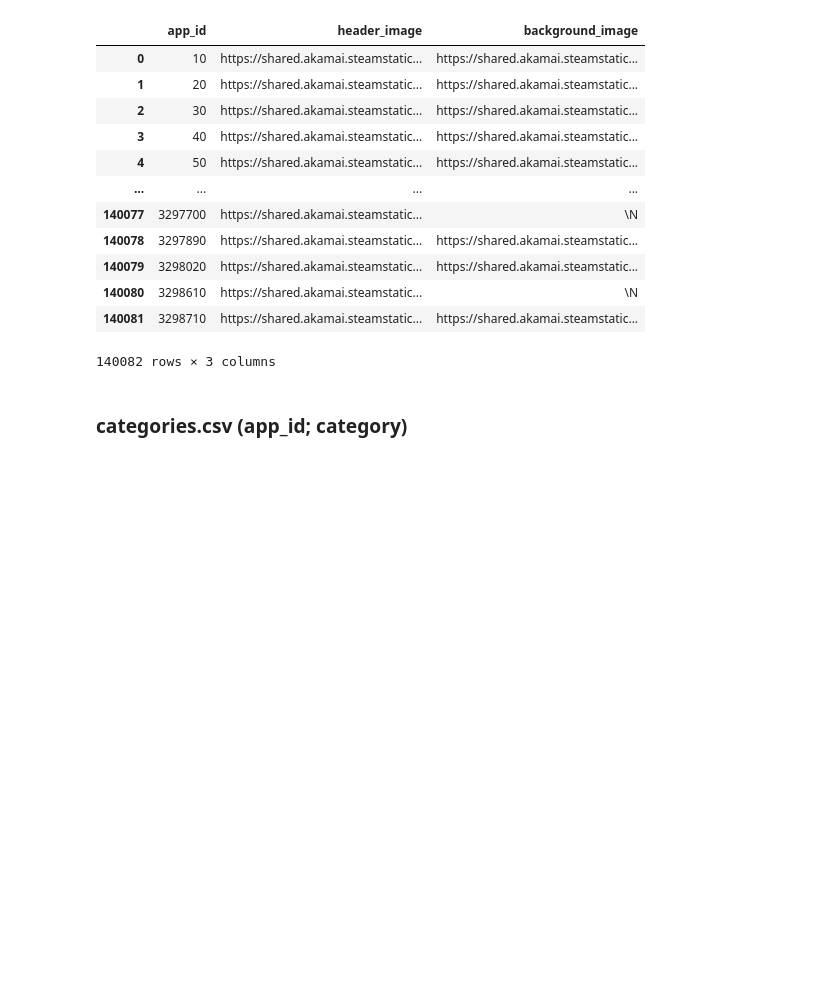
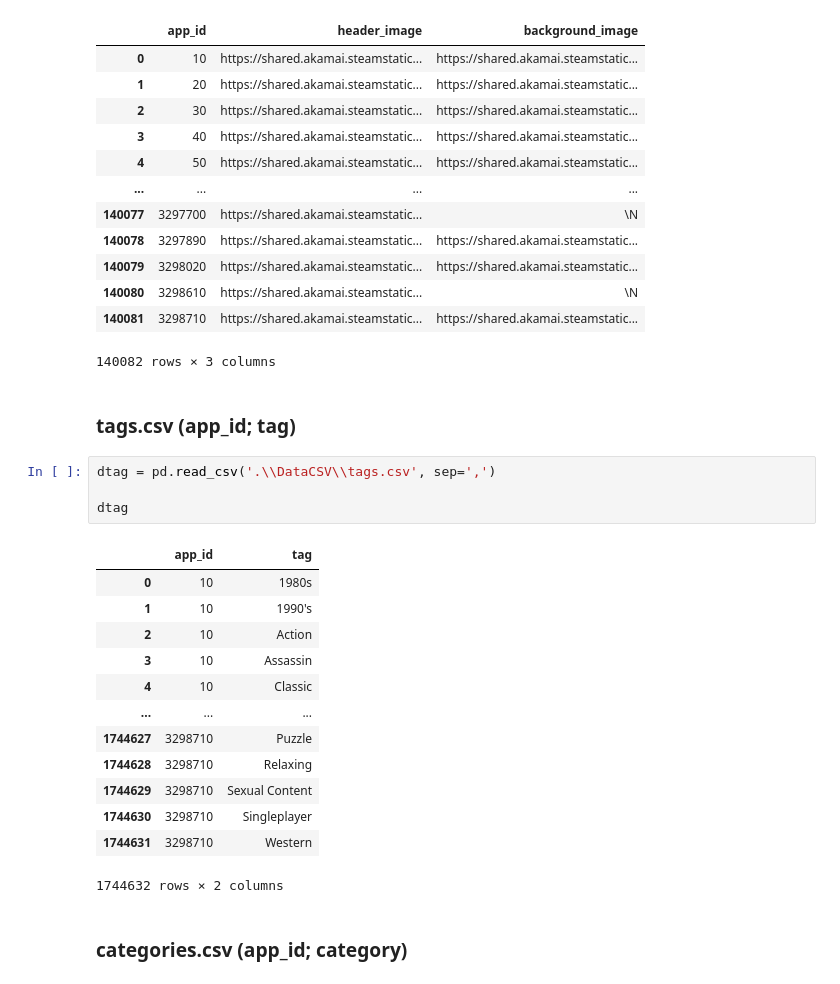
Before and after one commit to XDChaves/SteamPoint, a Jupyter notebook: main.ipynb, the cells around one changed output. Drawn from its saved outputs; the diff is of its cells as text; blank space fills up the shorter version.

```diff
--- a/main.ipynb
+++ b/main.ipynb
@@ -91,6 +220,26 @@ dnpromo
 | 140080 | 3298610 | https://shared.akamai.steamstatic... | \N |
 | 140081 | 3298710 | https://shared.akamai.steamstatic... | https://shared.akamai.steamstatic... |
 140082 rows × 3 columns
+# %% [markdown]
+### tags.csv (app_id; tag)
+# %%
+dtag = pd.read_csv('.\\DataCSV\\tags.csv', sep=',')
+
+dtag
+# %% [output]
+|  | app_id | tag |
+| 0 | 10 | 1980s |
+| 1 | 10 | 1990's |
+| 2 | 10 | Action |
+| 3 | 10 | Assassin |
+| 4 | 10 | Classic |
+| ... | ... | ... |
+| 1744627 | 3298710 | Puzzle |
+| 1744628 | 3298710 | Relaxing |
+| 1744629 | 3298710 | Sexual Content |
+| 1744630 | 3298710 | Singleplayer |
+| 1744631 | 3298710 | Western |
+1744632 rows × 2 columns
 # %% [markdown]
 ### categories.csv (app_id; category)
 # %%
```
Also changed, not shown: parts of 8 cells of this notebook, 4 other files.
